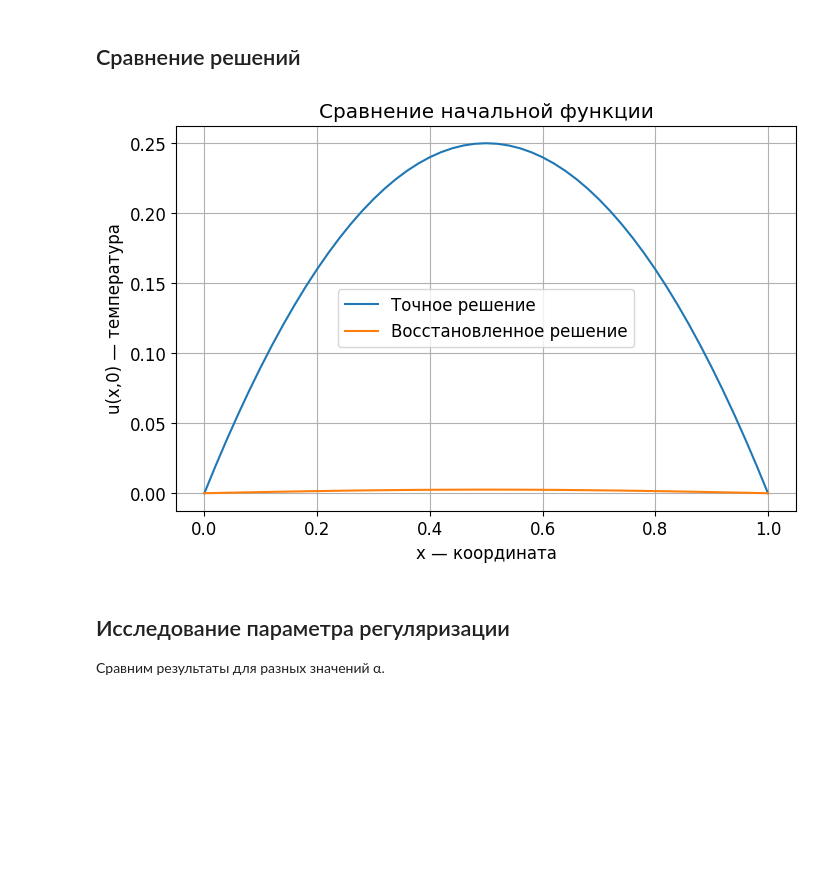
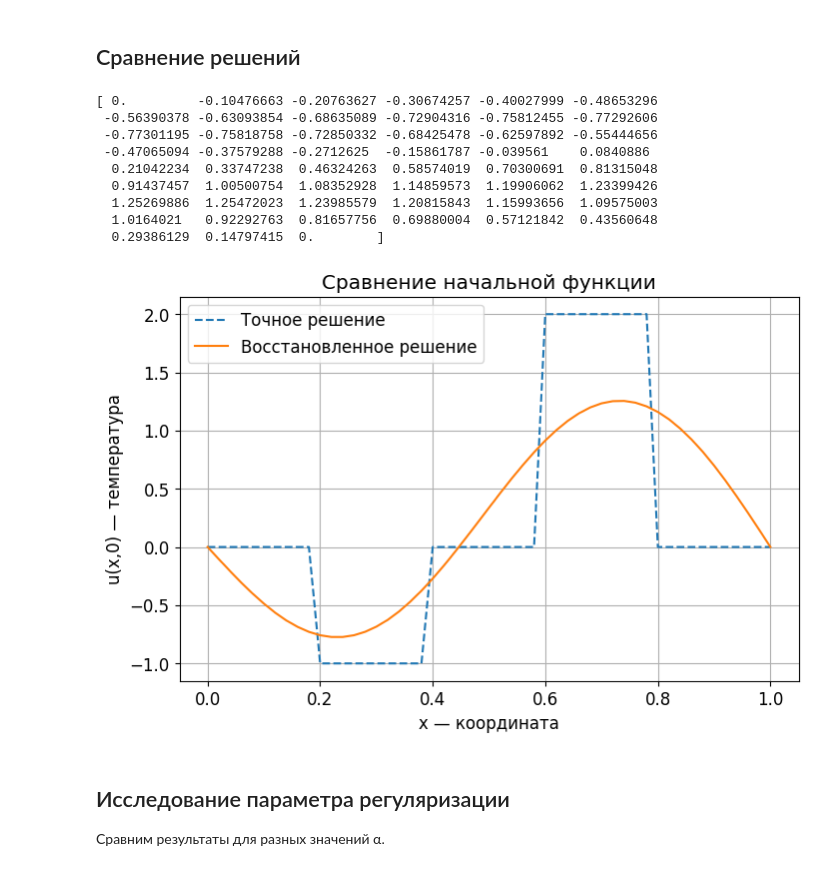
Before and after one commit to choujii/Reverse-tasks, a Jupyter notebook: lab5/LR_5.ipynb, the cells around one changed output. Saved outputs shown, nothing was run; the diff lists cells and outputs as text; code cells hidden in the pictures; blank space fills up the shorter version.

```diff
--- a/lab5/LR_5.ipynb
+++ b/lab5/LR_5.ipynb
@@ -135,7 +132,8 @@ x = np.linspace(0, l, Nx+1)
 # %%
 # функция начального распределения температуры
 def initial_function(x):
-    return x*(1-x)
+    return -1 * ((x >= 0.2) & (x < 0.4)) + 2 * ((x >= 0.6) & (x < 0.8))
+    #return x*(1-x)
 
 # создаём массив для хранения решения
 # строки — время
@@ -209,7 +219,8 @@ alpha = 1e-3
 
 # вычисление коэффициентов
 # формула переписана в устойчивом виде
-c = d / (np.exp(-lam*a**2*T) + alpha*np.exp(lam*a**2*T))
+c = d * np.exp(lam*a**2*T) / (1 + alpha*np.exp(2*lam*a**2*T))
+c[np.isnan(c)] = 0
 # %% [markdown]
 ## Восстановление начальной функции
 # %%
@@ -217,24 +228,34 @@ c = d / (np.exp(-lam*a**2*T) + alpha*np.exp(lam*a**2*T))
 u0_rec = np.zeros(Nx+1)
 
 # применяем обратное синусное преобразование
-u0_rec[1:-1] = idst(c, type=1)/(2*(Nx))
+u0_rec[1:-1] = idst(c, type=1)
 # %% [markdown]
 ## Сравнение решений
 # %%
 plt.figure()
 
-plt.plot(x, initial_function(x), label='Точное решение')
+plt.plot(x, initial_function(x), '--', label='Точное решение')
 plt.plot(x, u0_rec, label='Восстановленное решение')
+print(u0_rec)
 
 plt.title("Сравнение начальной функции")
 plt.xlabel("x — координата")
 plt.ylabel("u(x,0) — температура")
 
 plt.legend()
 plt.grid()
 plt.show()
 # %% [output]
+[ 0.         -0.10476663 -0.20763627 -0.30674257 -0.40027999 -0.48653296
+ -0.56390378 -0.63093854 -0.68635089 -0.72904316 -0.75812455 -0.77292606
+ -0.77301195 -0.75818758 -0.72850332 -0.68425478 -0.62597892 -0.55444656
+ -0.47065094 -0.37579288 -0.2712625  -0.15861787 -0.039561    0.0840886
+  0.21042234  0.33747238  0.46324263  0.58574019  0.70300691  0.81315048
+  0.91437457  1.00500754  1.08352928  1.14859573  1.19906062  1.23399426
+  1.25269886  1.25472023  1.23985579  1.20815843  1.15993656  1.09575003
+  1.0164021   0.92292763  0.81657756  0.69880004  0.57121842  0.43560648
+  0.29386129  0.14797415  0.        ]
-[figure, old version]
+[figure, new version]
 # %% [markdown]
 ## Исследование параметра регуляризации
 Сравним результаты для разных значений α.
```
Also changed, not shown: parts of 11 cells of this notebook.
